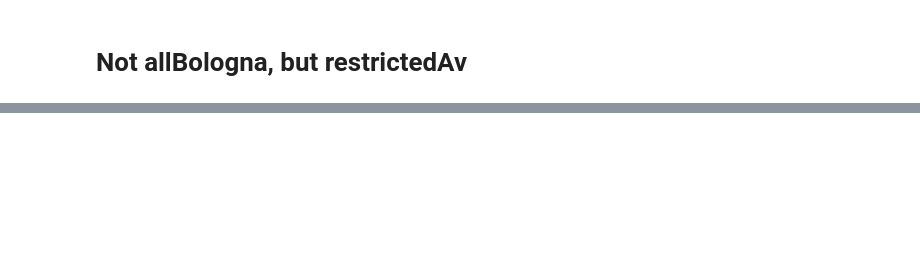
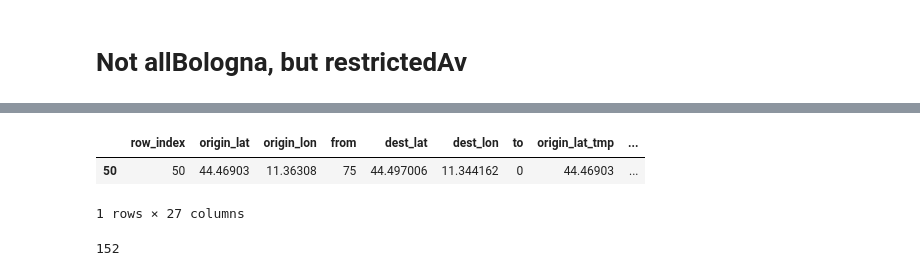
Before and after one commit to fbk-most/otp-mobility-utils, a Jupyter notebook: postprocessing/check_simplified_results.ipynb, the cells around one changed output, grey strips where cells are left out. Cells and saved outputs as stored; diff of their text form; code cells hidden in the pictures; blank space fills up the shorter version.

```diff
--- a/postprocessing/check_simplified_results.ipynb
+++ b/postprocessing/check_simplified_results.ipynb
@@ -219,0 +579,16 @@ plt.grid()
+# %%
+df_rest[df_rest["status"]!="success"] # From 50 to Bologna there is no path. What is zone 50?
+# %% [output]
+|  | row_index | origin_lat | origin_lon | from | dest_lat | dest_lon | to | origin_lat_tmp | ... |
+| 50 | 50 | 44.46903 | 11.36308 | 75 | 44.497006 | 11.344162 | 0 | 44.46903 | ... |
+1 rows × 27 columns
+# %%
+zoi: str = "allBologna"
+method: str = "simplified" ## Choose between "simplified" and "extended"
+version: str = "20250926"
+
+df_all_di = project.get_dataitem(f"otp_results_{method}_{zoi}_CAR_PARK_TRANSIT_v{version}")
+df_all = df_all_di.as_df()
+print(df_all[df_all["status"]=="success"].shape[0])
+# %% [output]
+152
```
Also changed, not shown: parts of 35 cells of this notebook, 2 other files.
